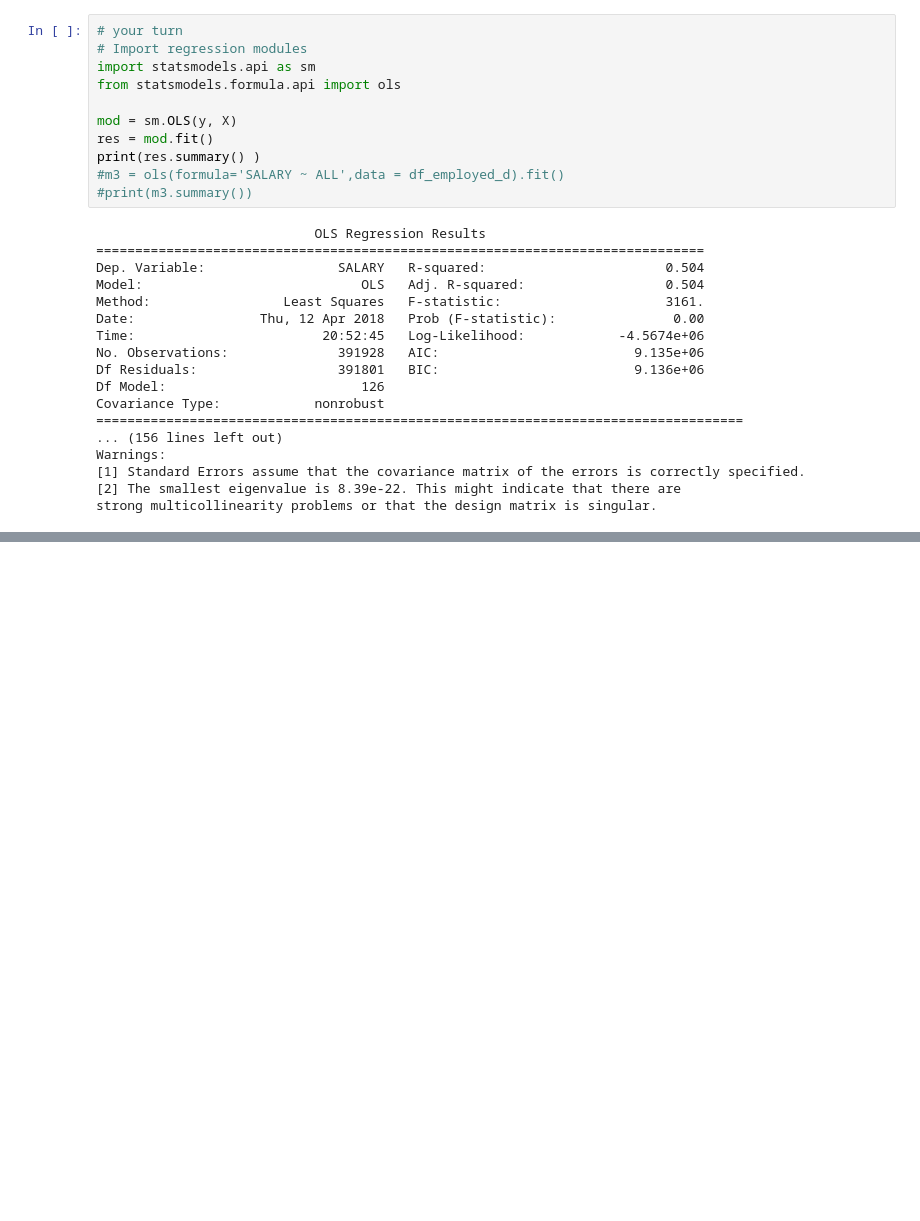
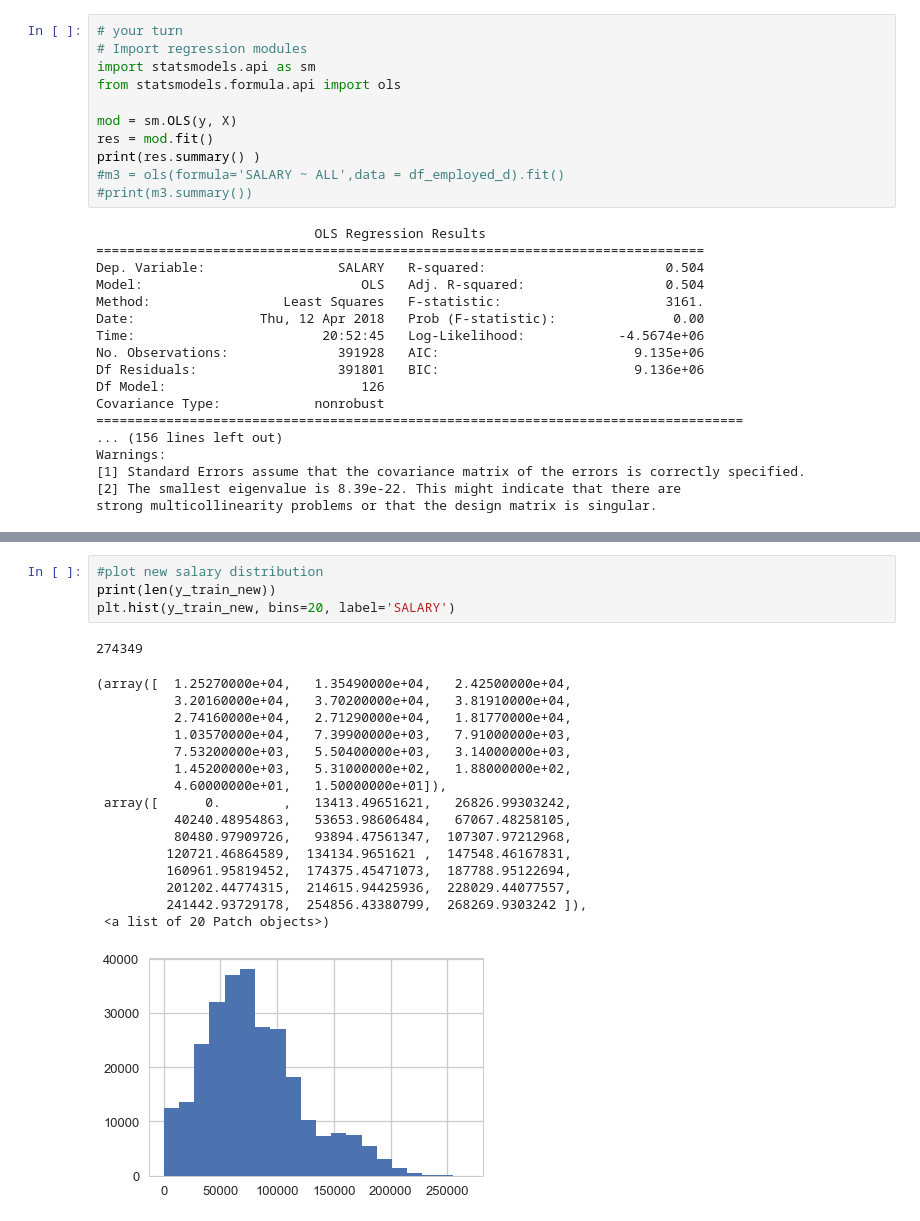
Before and after one commit to shuojiashi/women_in_stem, a Jupyter notebook: notebooks/Women in STEM workforce ML.ipynb, the cells around one changed output, grey strips where cells are left out. Cells and saved outputs as stored; diff of their text form; blank space fills up the shorter version.

```diff
--- a/notebooks/Women in STEM workforce ML.ipynb
+++ b/notebooks/Women in STEM workforce ML.ipynb
@@ -245,0 +327,22 @@ RBF Root Mean Squared Error: 25983.38529301808
+# %%
+#plot new salary distribution
+print(len(y_train_new))
+plt.hist(y_train_new, bins=20, label='SALARY')
+# %% [output]
+274349
+(array([  1.25270000e+04,   1.35490000e+04,   2.42500000e+04,
+          3.20160000e+04,   3.70200000e+04,   3.81910000e+04,
+          2.74160000e+04,   2.71290000e+04,   1.81770000e+04,
+          1.03570000e+04,   7.39900000e+03,   7.91000000e+03,
+          7.53200000e+03,   5.50400000e+03,   3.14000000e+03,
+          1.45200000e+03,   5.31000000e+02,   1.88000000e+02,
+          4.60000000e+01,   1.50000000e+01]),
+ array([      0.        ,   13413.49651621,   26826.99303242,
+          40240.48954863,   53653.98606484,   67067.48258105,
+          80480.97909726,   93894.47561347,  107307.97212968,
+         120721.46864589,  134134.9651621 ,  147548.46167831,
+         160961.95819452,  174375.45471073,  187788.95122694,
+         201202.44774315,  214615.94425936,  228029.44077557,
+         241442.93729178,  254856.43380799,  268269.9303242 ]),
+ <a list of 20 Patch objects>)
+[figure, added]
```
Also changed, not shown: parts of 12 cells of this notebook.
